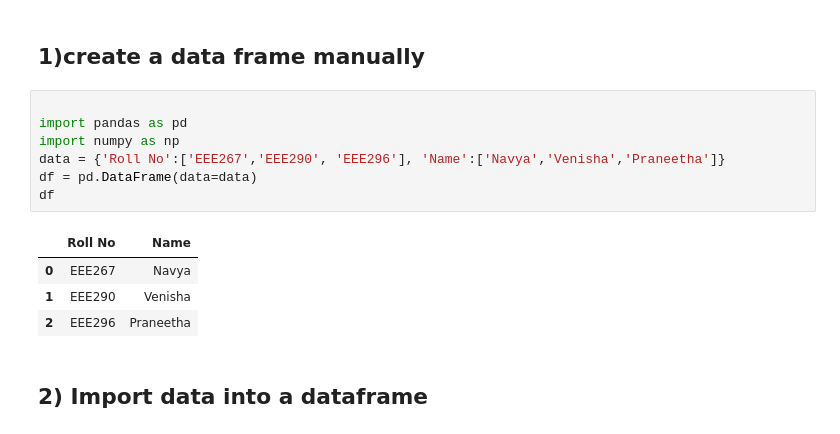
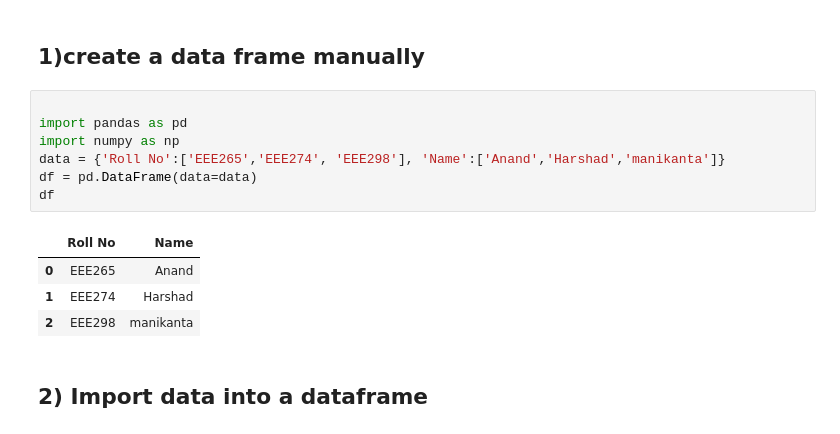
Before and after one commit to 19PA1A0298/AI-lab, a Jupyter notebook: EXP_2_PANDAS.ipynb, the cells around one changed output. Cells and saved outputs as stored; diff of their text form.

```diff
--- a/EXP_2_PANDAS.ipynb
+++ b/EXP_2_PANDAS.ipynb
@@ -7,15 +7,15 @@
 # %%
 
 import pandas as pd
 import numpy as np
-data = {'Roll No':['EEE267','EEE290', 'EEE296'], 'Name':['Navya','Venisha','Praneetha']}
+data = {'Roll No':['EEE265','EEE274', 'EEE298'], 'Name':['Anand','Harshad','manikanta']}
 df = pd.DataFrame(data=data)
 df
 # %% [output]
 |  | Roll No | Name |
-| 0 | EEE267 | Navya |
-| 1 | EEE290 | Venisha |
-| 2 | EEE296 | Praneetha |
+| 0 | EEE265 | Anand |
+| 1 | EEE274 | Harshad |
+| 2 | EEE298 | manikanta |
 # %% [markdown]
 ## 2) Import data into a dataframe
 # %%
```
